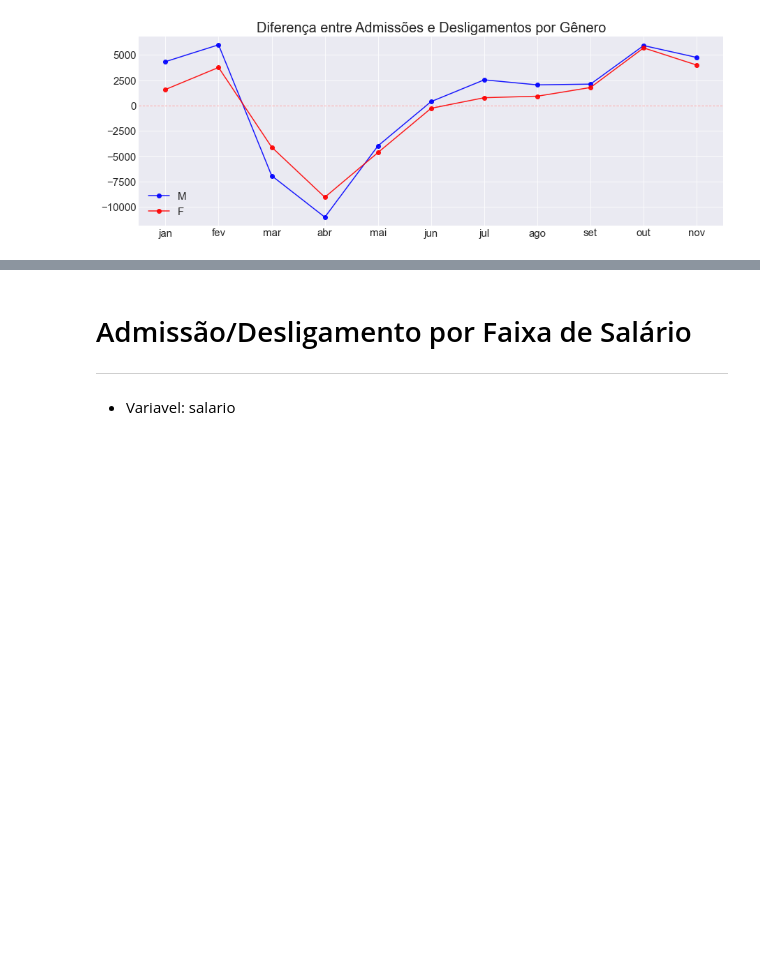
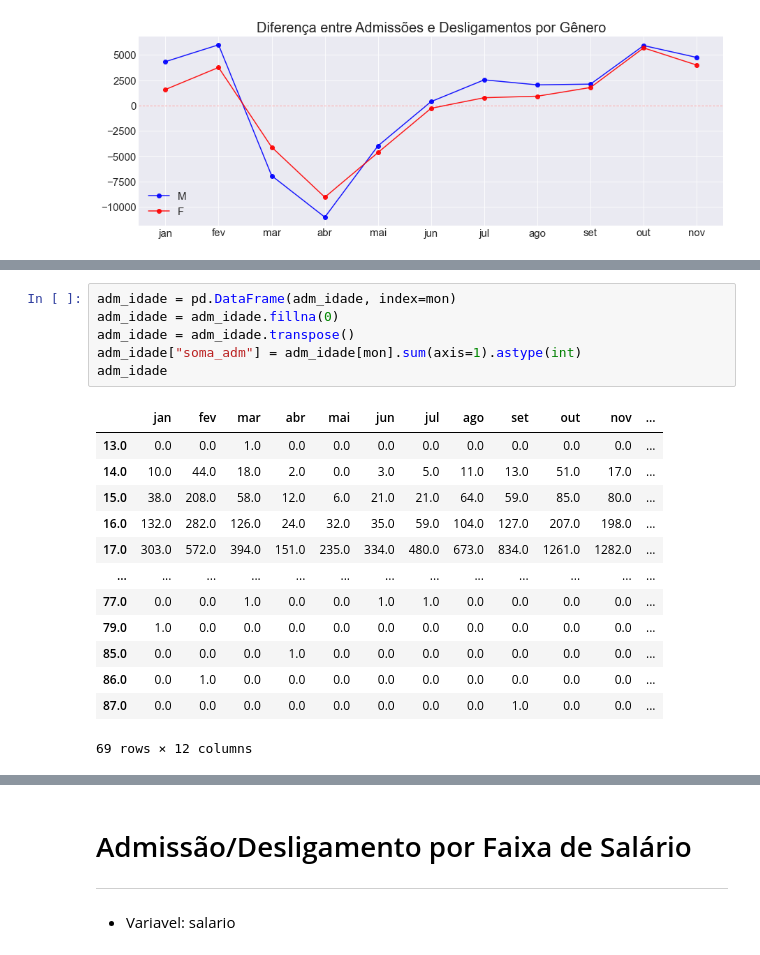
Before and after one commit to emariot/CAGED-CWB, a Jupyter notebook: Novo Caged.ipynb, the cells around one changed output, grey strips where cells are left out. Cells and saved outputs as stored; diff of their text form; blank space fills up the shorter version.

```diff
--- a/Novo Caged.ipynb
+++ b/Novo Caged.ipynb
@@ -1240,0 +1250,20 @@ with plt.style.context('seaborn-darkgrid'):
+# %%
+adm_idade = pd.DataFrame(adm_idade, index=mon)
+adm_idade = adm_idade.fillna(0)
+adm_idade = adm_idade.transpose()
+adm_idade["soma_adm"] = adm_idade[mon].sum(axis=1).astype(int)
+adm_idade
+# %% [output]
+|  | jan | fev | mar | abr | mai | jun | jul | ago | set | out | nov | ... |
+| 13.0 | 0.0 | 0.0 | 1.0 | 0.0 | 0.0 | 0.0 | 0.0 | 0.0 | 0.0 | 0.0 | 0.0 | ... |
+| 14.0 | 10.0 | 44.0 | 18.0 | 2.0 | 0.0 | 3.0 | 5.0 | 11.0 | 13.0 | 51.0 | 17.0 | ... |
+| 15.0 | 38.0 | 208.0 | 58.0 | 12.0 | 6.0 | 21.0 | 21.0 | 64.0 | 59.0 | 85.0 | 80.0 | ... |
+| 16.0 | 132.0 | 282.0 | 126.0 | 24.0 | 32.0 | 35.0 | 59.0 | 104.0 | 127.0 | 207.0 | 198.0 | ... |
+| 17.0 | 303.0 | 572.0 | 394.0 | 151.0 | 235.0 | 334.0 | 480.0 | 673.0 | 834.0 | 1261.0 | 1282.0 | ... |
+| ... | ... | ... | ... | ... | ... | ... | ... | ... | ... | ... | ... | ... |
+| 77.0 | 0.0 | 0.0 | 1.0 | 0.0 | 0.0 | 1.0 | 1.0 | 0.0 | 0.0 | 0.0 | 0.0 | ... |
+| 79.0 | 1.0 | 0.0 | 0.0 | 0.0 | 0.0 | 0.0 | 0.0 | 0.0 | 0.0 | 0.0 | 0.0 | ... |
+| 85.0 | 0.0 | 0.0 | 0.0 | 1.0 | 0.0 | 0.0 | 0.0 | 0.0 | 0.0 | 0.0 | 0.0 | ... |
+| 86.0 | 0.0 | 1.0 | 0.0 | 0.0 | 0.0 | 0.0 | 0.0 | 0.0 | 0.0 | 0.0 | 0.0 | ... |
+| 87.0 | 0.0 | 0.0 | 0.0 | 0.0 | 0.0 | 0.0 | 0.0 | 0.0 | 1.0 | 0.0 | 0.0 | ... |
+69 rows × 12 columns
```
Also changed, not shown: parts of 9 cells of this notebook.
